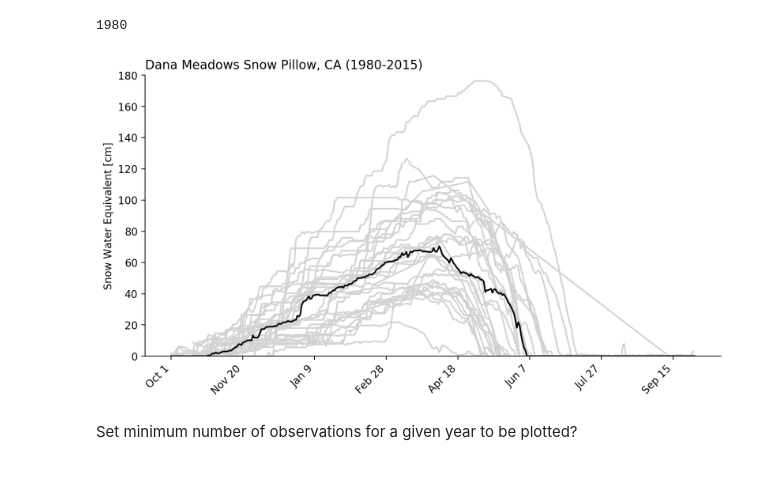
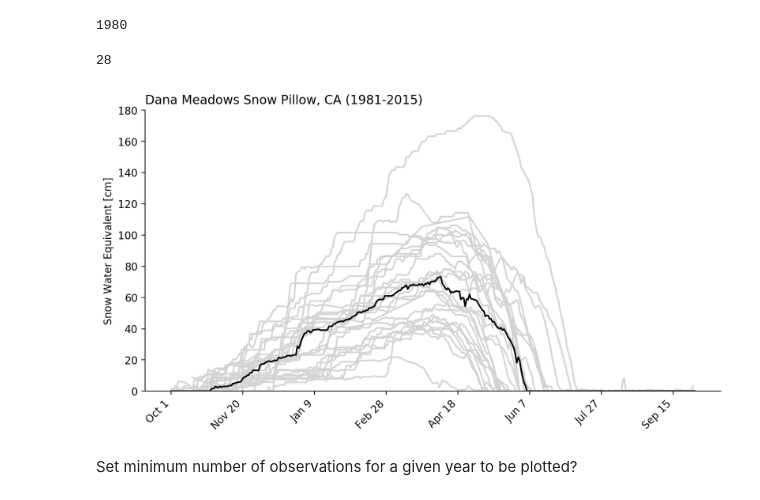
Before and after one commit to acannistra/planet-snowcover, a Jupyter notebook: experiments/ASO_Tuolumne/figures/climate/climate-figure.ipynb, the cells around one changed output. Drawn from its saved outputs; the diff is of its cells as text; code cells hidden in the pictures.

Commit message:
rework of climate figure

```diff
--- a/experiments/ASO_Tuolumne/figures/climate/climate-figure.ipynb
+++ b/experiments/ASO_Tuolumne/figures/climate/climate-figure.ipynb
@@ -140,6 +142,10 @@ def wyd_to_doy(wyd):
     if(wyd > 366): return np.nan
     doy = pd.datetime(1999, 10, 1) + timedelta(days=wyd)
     return"{} {}".format(calendar.month_abbr[doy.month], doy.day)
+# %%
+
+good_years = [_.name for i, _ in (dana_snotel.groupby("WY").count() > 200).iterrows() if _.wyd]
+cleaned_years = dana_snotel[dana_snotel.WY.isin(good_years)]
 # %%
 def format_doy(value, tick_number):
     # find number of multiples of pi/2
@@ -147,24 +153,26 @@ def format_doy(value, tick_number):
 # %%
 fig, ax = plt.subplots(figsize=(10, 5), dpi=200)
 
-for group in dana_snotel.groupby("WY"):
+print(len(cleaned_years.groupby("WY")))
+for group in cleaned_years.groupby("WY"):
     ax.plot(group[1].groupby("wyd").median().index.days, group[1].groupby("wyd").median().DanaSWE.values, color='lightgray')
 
-study_year = dana_snotel[dana_snotel.WY == 2018]
+study_year = cleaned_years[cleaned_years.WY == 2018]
 ax.plot(study_year.groupby('wyd').median().index.days, study_year.groupby('wyd').median().DanaSWE.values, color='red')
 
-ax.plot(dana_snotel.groupby("wyd").median().index.days, dana_snotel.groupby("wyd").median()['DanaSWE'].values, color='black')
+ax.plot(cleaned_years.groupby("wyd").median().index.days, cleaned_years.groupby("wyd").median()['DanaSWE'].values, color='black')
 locs, labels = plt.xticks()
 ax.xaxis.set_major_formatter(plt.FuncFormatter(format_doy))
 plt.setp(ax.get_xticklabels(), ha="right", rotation=45)
 ax.set_ylim([0, 180])
 ax.set_ylabel("Snow Water Equivalent [cm]")
-minyear = dana_snotel['Date'].min().year
-maxyear = dana_snotel['Date'].max().year
+minyear = cleaned_years['Date'].min().year
+maxyear = cleaned_years['Date'].max().year
 ax.set_title("Dana Meadows Snow Pillow, CA ({}-{})".format(minyear, maxyear), loc='left')
 sns.despine()
 # %% [output]
+28
-[figure, old version]
+[figure, new version]
 # %% [markdown]
 Set minimum number of observations for a given year to be plotted?
 # %% [markdown]
```
Also changed, not shown: parts of 16 cells of this notebook.
